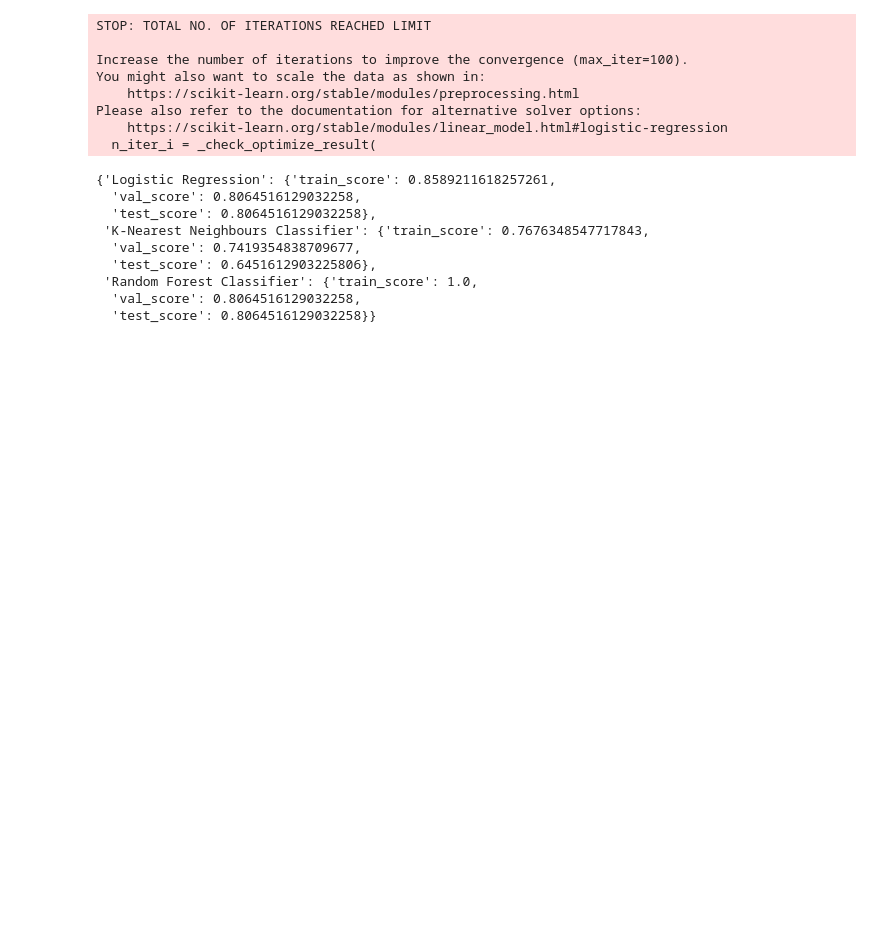
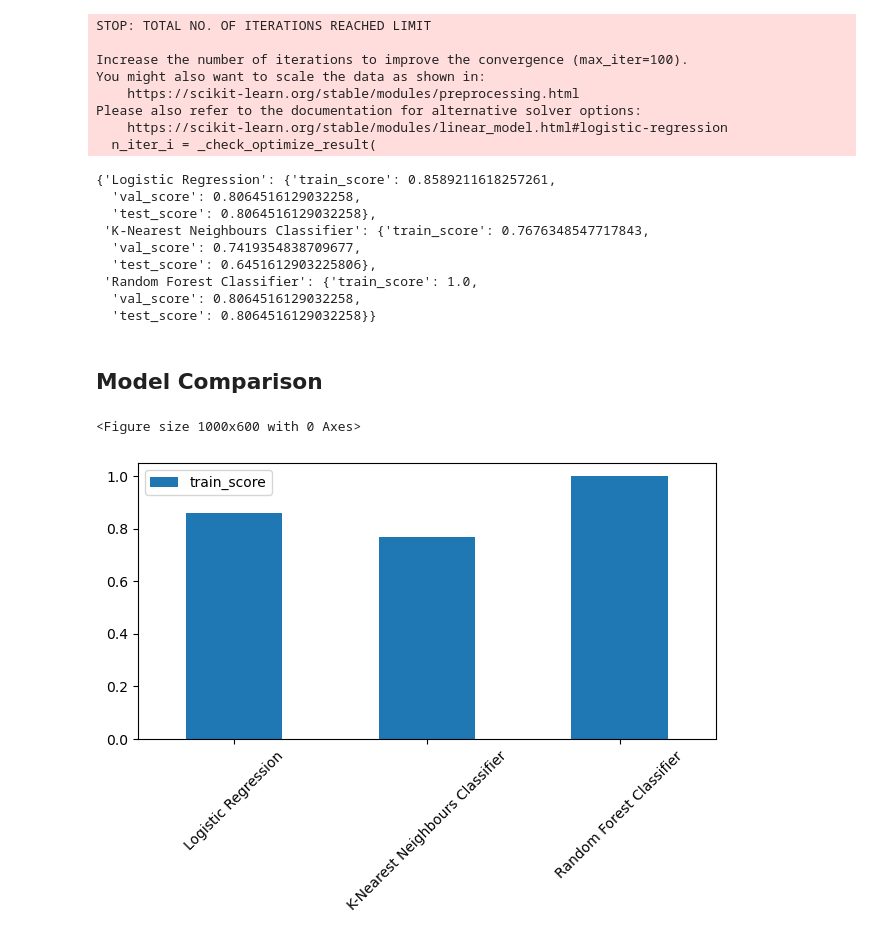
Before and after one commit to axellee1994/Heart_Disease_Classification, a Jupyter notebook: end-to-end-heart-disease-classification.ipynb, the cells around one changed output. Saved outputs shown, nothing was run; the diff lists cells and outputs as text; code cells hidden in the pictures; blank space fills up the shorter version.

Commit message:
Model Comparison

```diff
--- a/end-to-end-heart-disease-classification.ipynb
+++ b/end-to-end-heart-disease-classification.ipynb
@@ -445,3 +445,17 @@ Please also refer to the documentation for alternative solver options:
  'Random Forest Classifier': {'train_score': 1.0,
   'val_score': 0.8064516129032258,
   'test_score': 0.8064516129032258}}
+# %% [markdown]
+
+## Model Comparison
+# %%
+model_comparison = pd.DataFrame(model_score, index=["train_score"])
+
+plt.figure(figsize=(10,6))
+ax = model_comparison.T.plot.bar()
+plt.xticks(rotation=45)
+plt.tight_layout()
+plt.show()
+# %% [output]
+<Figure size 1000x600 with 0 Axes>
+[figure, added]
```
Also changed, not shown: parts of 1 cell of this notebook.
